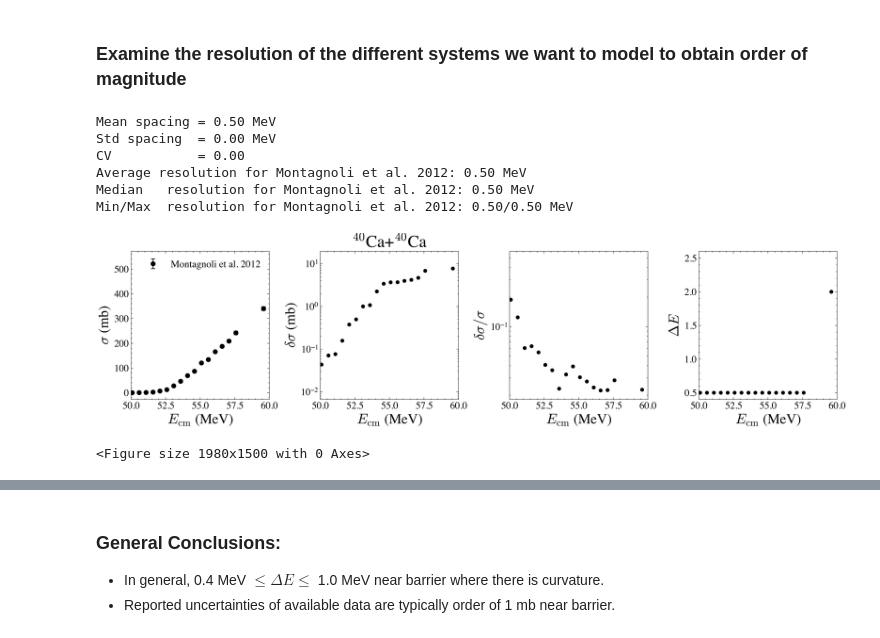
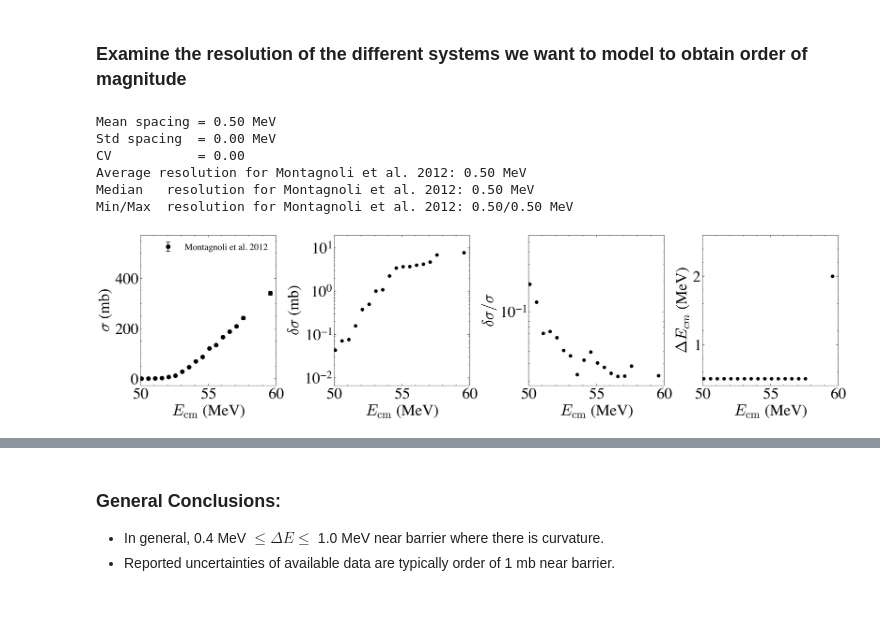
Before and after one commit to aaron-philip/barrier-extraction, a Jupyter notebook: notebooks/Data.ipynb, the cells around one changed output, grey strips where cells are left out. Cells and saved outputs as stored; diff of their text form; code cells hidden in the pictures; blank space fills up the shorter version.

```diff
--- a/notebooks/Data.ipynb
+++ b/notebooks/Data.ipynb
@@ -18,10 +18,13 @@ from scipy.optimize import curve_fit
 from sklearn.gaussian_process import GaussianProcessRegressor
 from sklearn.gaussian_process.kernels import RBF, WhiteKernel, Matern, ConstantKernel, ExpSineSquared, RationalQuadratic
 import findiff as fd
-plt.rc('xtick', labelsize=14)
-plt.rc('ytick', labelsize=14)
-plt.rc('axes', labelsize=14)
-plt.rc('legend', fontsize=10)    # all future legends will be 14-pt
+
+
+
+plt.rc('xtick', labelsize=24)
+plt.rc('ytick', labelsize=24)
+plt.rc('axes', labelsize=24)
+plt.rc('legend', fontsize=24)    # all future legends will be 14-pt
 # %% [markdown]
 ### Examine the resolution of the different systems we want to model to obtain order of magnitude
 # %%
@@ -76,29 +79,32 @@ for i in range(len(exp)):
         print(f"Min/Max  resolution for {explabel[i]}: {dE.min():.2f}/{dE.max():.2f} MeV")
     else:
         print(f"No resolution data for {explabel[i]} (too few points).")
+
+
 # — plotting —
-fig, axes = plt.subplots(1, 4, figsize=(15,4), sharex=True)
-#fig.suptitle(system, fontsize=16, y=1.02)
+fig, axes = plt.subplots(1, 4, figsize=(16,4), sharex=True, constrained_layout=True)
+#fig.suptitle(system, fontsize=30, y=1.1)
 
 # σ(E)
 ax = axes[0]
 for df, m, c, lbl in zip(exp, expmarker, expcolor, explabel):
-    ax.errorbar(
-        df['Ecm'],
-        df['Sigma'],
-        yerr=df['Error'],         # <-- add y-error here
-        fmt=m,                    # marker style
-        color=c,
-        label=lbl,
-        capsize=3,                # little horizontal caps on the error bars
-        linestyle='none',         # no connecting line
-        markersize=6
-    )
-
-   # ax.scatter(df['Ecm'], df['Sigma'],
-   #            s=20, marker=m, color=c, label=lbl)
-ax.set_xlabel(r'$E_{\rm cm}$ (MeV)', fontsize=20)
-ax.set_ylabel(r'$\sigma$ (mb)' , fontsize=20)
+    if df['Error'].any():
+        ax.errorbar(
+            df['Ecm'],
+            df['Sigma'],
+            yerr=df['Error'],         # <-- add y-error here
+            fmt=m,                    # marker style
+            color=c,
+            label=lbl,
+            capsize=3,                # little horizontal caps on the error bars
+            linestyle='none',         # no connecting line
+            markersize=6
+        )
+    else:
+        ax.scatter(df['Ecm'], df['Sigma'],
+                   s=20, marker=m, color=c, label=lbl)
+ax.set_xlabel(r'$E_{\rm cm}$ (MeV)')
+ax.set_ylabel(r'$\sigma$ (mb)')
 ax.set_xlim(xmin, xmax)
 #ax.grid(True, linestyle='--', alpha=0.4)
 ax.legend(fontsize=14)
@@ -109,49 +115,43 @@ ax = axes[1]
 for df, m, c in zip(exp, expmarker, expcolor):
     ax.scatter(df['Ecm'], df['Error'],
                s=20, marker=m, color=c)
-ax.set_xlabel(r'$E_{\rm cm}$ (MeV)', fontsize=20)
-ax.set_ylabel(r'$\delta\sigma$ (mb)', fontsize=20)
+ax.set_xlabel(r'$E_{\rm cm}$ (MeV)')
+ax.set_ylabel(r'$\delta\sigma$ (mb)')
 ax.set_yscale('log')
 ax.set_xlim(xmin, xmax)
 #ax.grid(True, which='both', linestyle='--', alpha=0.4)
-ax.set_title(system, fontsize=24)
+#ax.set_title(system, fontsize=24)
 
 # δσ/σ
 ax = axes[2]
 for df, m, c in zip(exp, expmarker, expcolor):
     ax.scatter(df['Ecm'], df['Error']/df['Sigma'],
                s=20, marker=m, color=c)
-ax.set_xlabel(r'$E_{\rm cm}$ (MeV)', fontsize=20)
-ax.set_ylabel(r'$\delta\sigma/\sigma$', fontsize=20)
+ax.set_xlabel(r'$E_{\rm cm}$ (MeV)')
+ax.set_ylabel(r'$\delta\sigma/\sigma$')
 ax.set_yscale('log')
 ax.set_xlim(xmin, xmax)
 
 # --- 5) Plot del E ---
 #plt.figure(figsize=(8,5))
 ax = axes[3]
 for df, m, c in zip(exp, expmarker, expcolor):
     ax.scatter(df['Ecm'][1:], np.diff(df['Ecm']),
                s=20, marker=m, color=c)
-ax.set_xlabel(r'$E_{\rm cm}$ (MeV)', fontsize=20)
-ax.set_ylabel(r'$\Delta E$', fontsize=20)
+ax.set_xlabel(r'$E_{\rm cm}$ (MeV)')
+ax.set_ylabel(r'$\Delta E_{cm}$ (MeV)')
 ax.set_xlim(xmin, xmax)
-plt.tight_layout()
+#plt.tight_layout()
+fig.savefig(rf'../plots/40Ca40Ca.png', dpi=300)
 plt.show()
-#ax.grid(True, which='both', linestyle='--', alpha=0.4)
-#ax.set_title(r'Relative uncertainty')
-plt.tight_layout()
-
-fig.savefig(f'../plots/48Ca48Ca.png', dpi=300)
-plt.show()
 # %% [output]
 Mean spacing = 0.50 MeV
 Std spacing  = 0.00 MeV
 CV           = 0.00
 Average resolution for Montagnoli et al. 2012: 0.50 MeV
 Median   resolution for Montagnoli et al. 2012: 0.50 MeV
 Min/Max  resolution for Montagnoli et al. 2012: 0.50/0.50 MeV
-[figure, old version]
+[figure, new version]
-<Figure size 1980x1500 with 0 Axes>
 # %%
 #### SYSTEM ####
 
```
Also changed, not shown: parts of 3 cells of this notebook, 2 other files.
